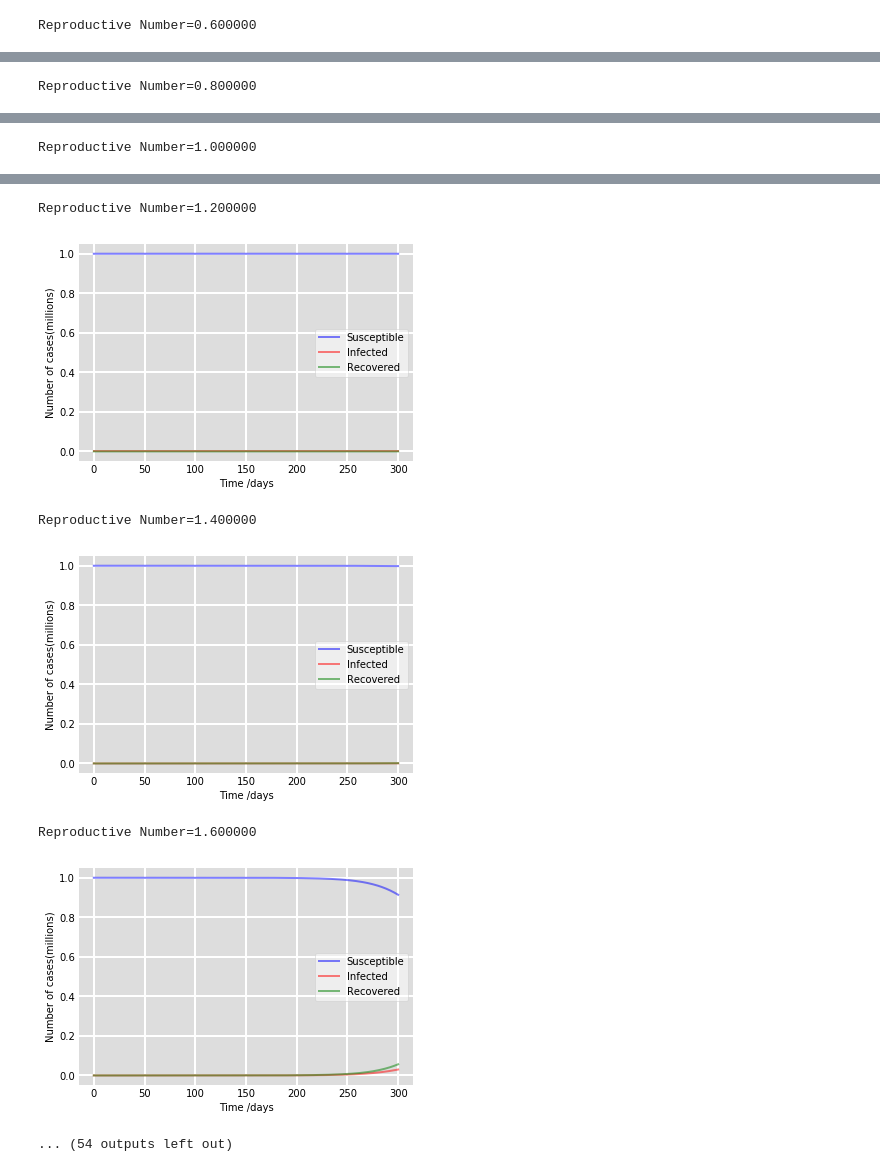
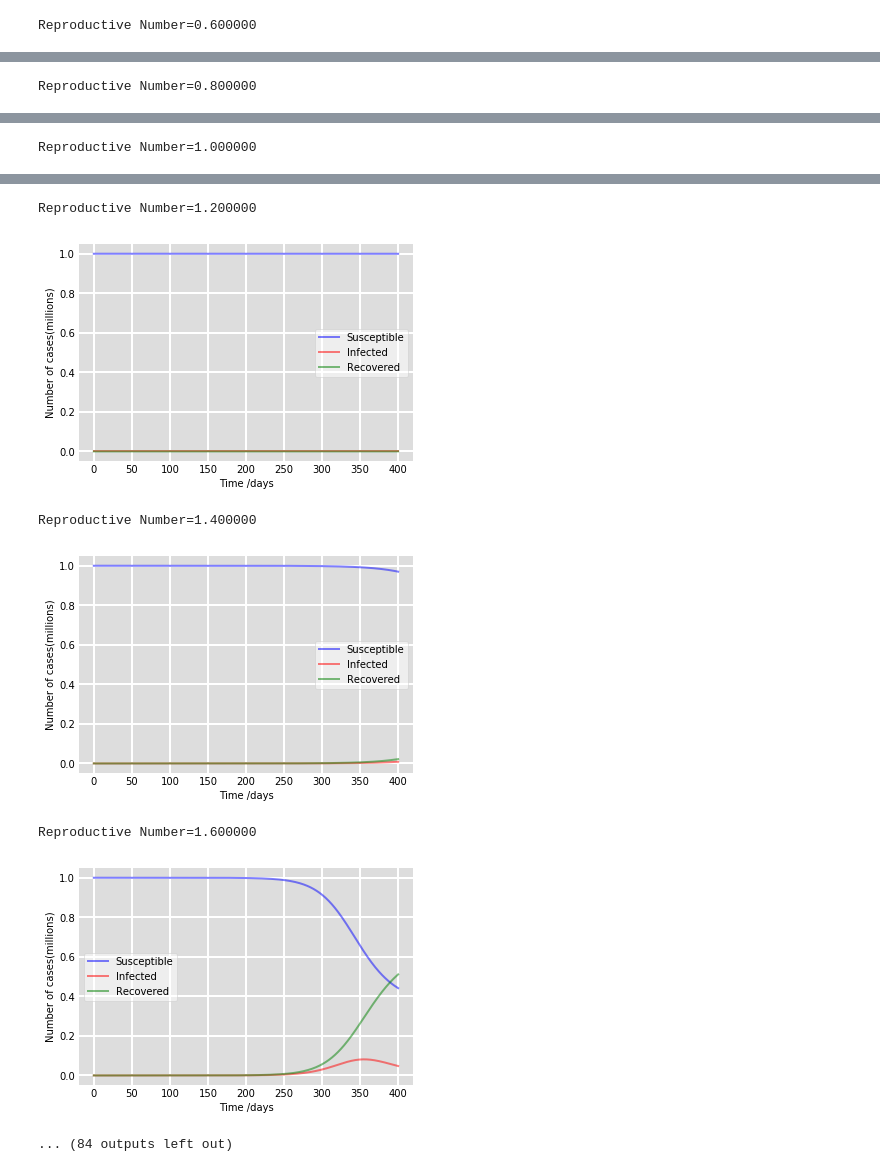
Before and after one commit to chetanchhabra/covid-19, a Jupyter notebook: SIR.ipynb, the cells around one changed output, grey strips where cells are left out. Saved outputs shown, nothing was run; the diff lists cells and outputs as text; code cells hidden in the pictures.

```diff
--- a/SIR.ipynb
+++ b/SIR.ipynb
@@ -14,11 +14,11 @@ S0 = N - I0 - R0
 # Contact rate, beta, and mean recovery rate, gamma, (in 1/days).
 gamma = 1./14
 # %%
-for r0 in np.arange(0.6,7.2,0.2):
+for r0 in np.arange(0.6,10.2,0.2):
     beta = r0*gamma
     print("Reproductive Number=%f"%r0)
     # A grid of time points (in days)
-    t = np.linspace(0, 300, 300)
+    t = np.linspace(0, 400, 400)
 
     # The SIR model differential equations.
     def deriv(y, t, N, beta, gamma):
@@ -62,7 +62,7 @@ Reproductive Number=1.000000
 Reproductive Number=1.200000
-[figure, old version]
+[figure, new version]
 Reproductive Number=1.400000
-[figure, old version]
+[figure, new version]
 Reproductive Number=1.600000
-[figure, old version]
+[figure, new version]
-... (54 outputs left out)
+... (84 outputs left out)
```
Also changed, not shown: parts of 1 cell of this notebook.
